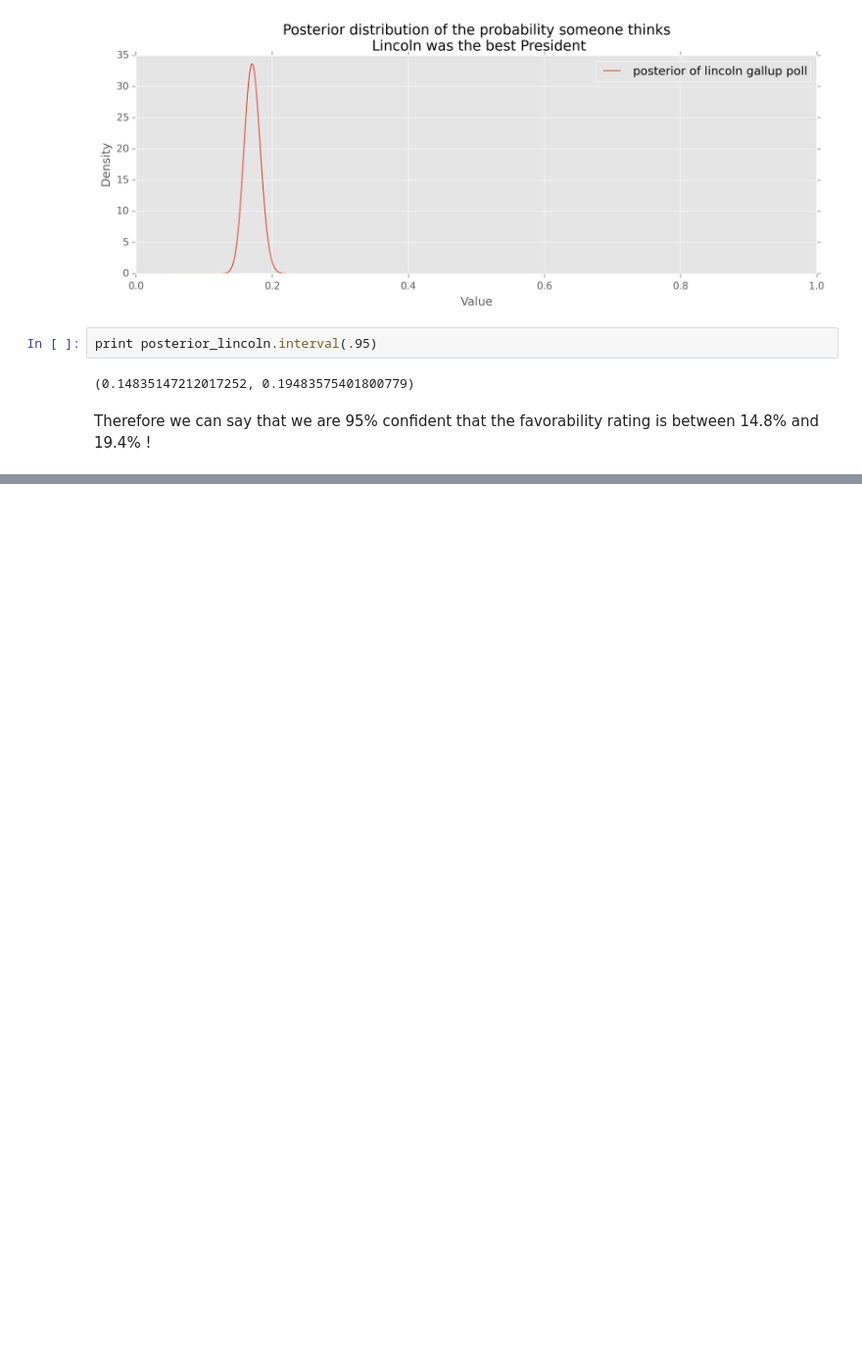
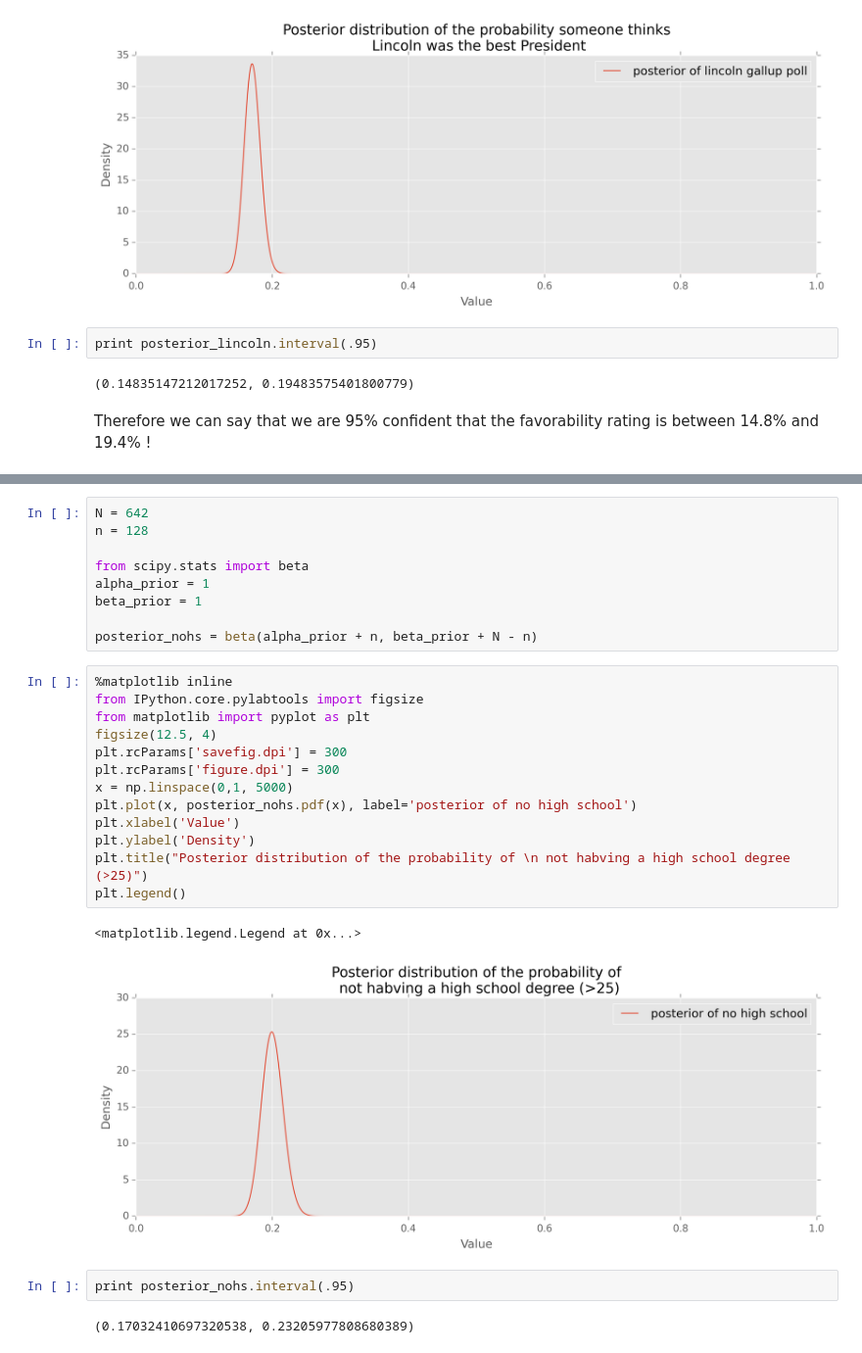
Before and after one commit to doolingdavid/Probabilistic-Programming-and-Bayesian-Methods-for-Hackers, a Jupyter notebook: probdemystified.ipynb, the cells around one changed output, grey strips where cells are left out. Shown at 98% size. Saved outputs shown, nothing was run; the diff lists cells and outputs as text; blank space fills up the shorter version.

```diff
--- a/probdemystified.ipynb
+++ b/probdemystified.ipynb
@@ -69,0 +113,29 @@ Therefore we can say that we are 95% confident that the favorability rating is b
+# %%
+N = 642
+n = 128
+
+from scipy.stats import beta
+alpha_prior = 1
+beta_prior = 1
+
+posterior_nohs = beta(alpha_prior + n, beta_prior + N - n)
+# %%
+%matplotlib inline
+from IPython.core.pylabtools import figsize
+from matplotlib import pyplot as plt
+figsize(12.5, 4)
+plt.rcParams['savefig.dpi'] = 300
+plt.rcParams['figure.dpi'] = 300
+x = np.linspace(0,1, 5000)
+plt.plot(x, posterior_nohs.pdf(x), label='posterior of no high school')
+plt.xlabel('Value')
+plt.ylabel('Density')
+plt.title("Posterior distribution of the probability of \n not habving a high school degree (>25)")
+plt.legend()
+# %% [output]
+<matplotlib.legend.Legend at 0x...>
+[figure, added]
+# %%
+print posterior_nohs.interval(.95)
+# %% [output]
+(0.17032410697320538, 0.23205977808680389)
```
Also changed, not shown: parts of 8 cells of this notebook.
